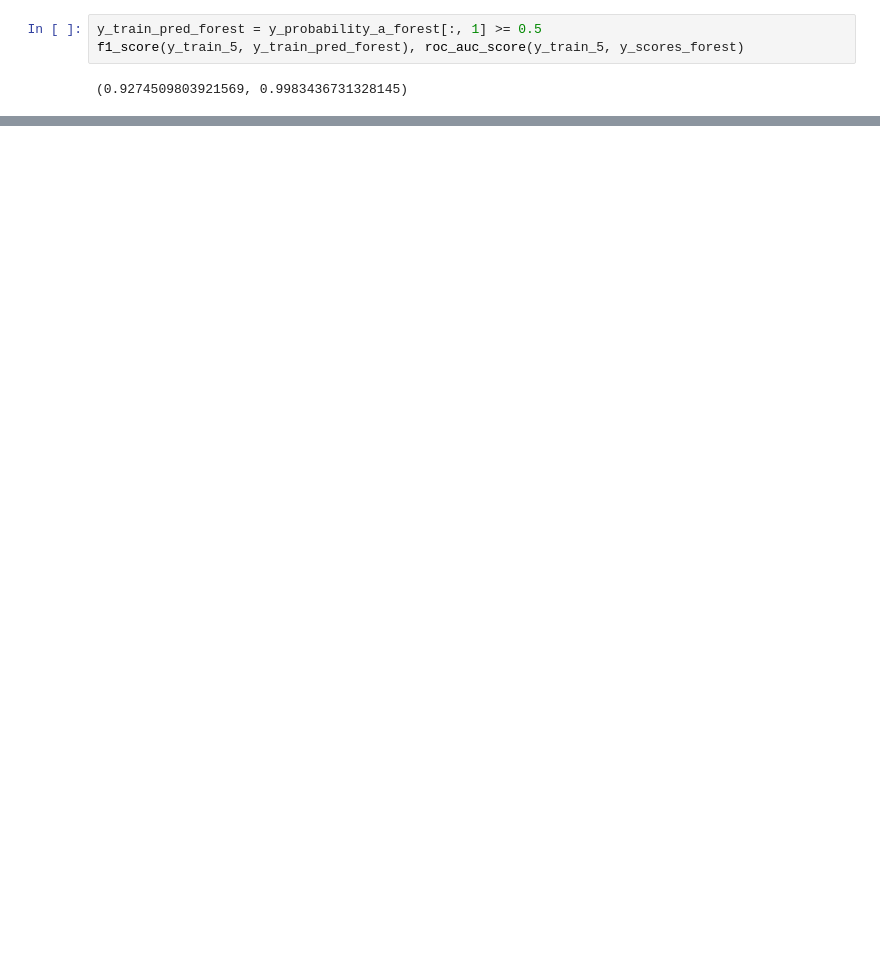
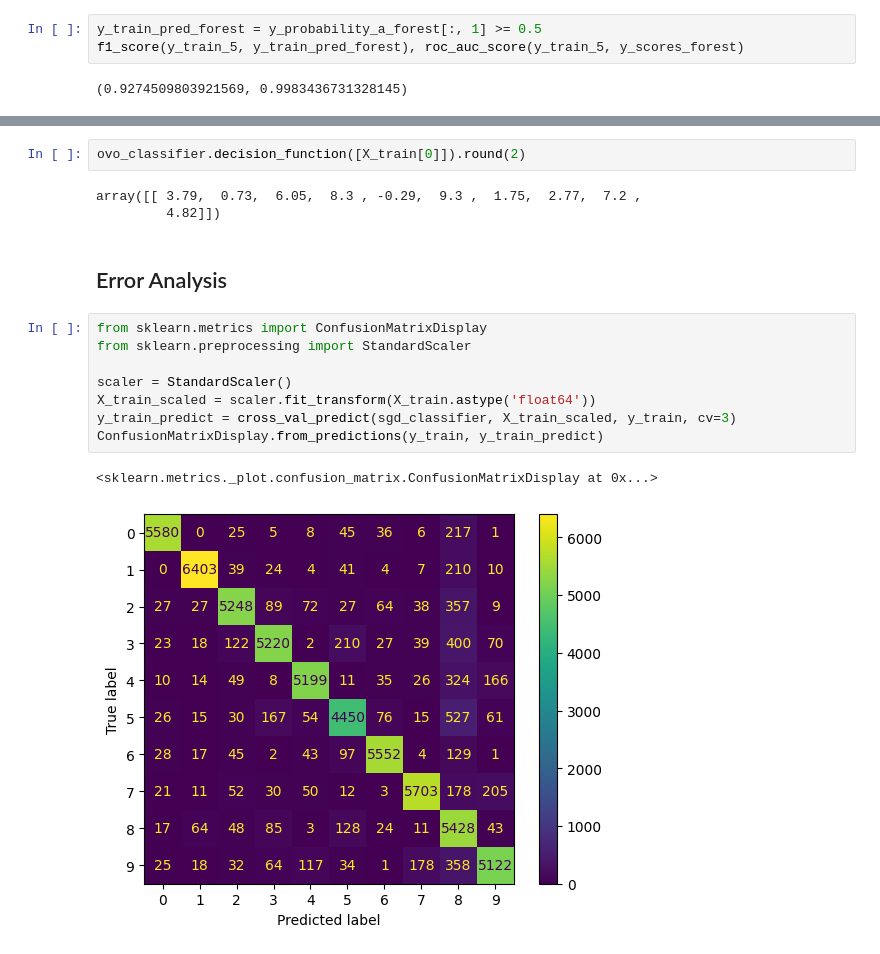
Before and after one commit to william-barros-costa/hands_on_machine_learning, a Jupyter notebook: 1_fundamentals_of_machine_learning/chapter3.ipynb, the cells around one changed output, grey strips where cells are left out. Saved outputs shown, nothing was run; the diff lists cells and outputs as text; blank space fills up the shorter version.

```diff
--- a/1_fundamentals_of_machine_learning/chapter3.ipynb
+++ b/1_fundamentals_of_machine_learning/chapter3.ipynb
@@ -215,0 +277,18 @@ f1_score(y_train_5, y_train_pred_forest), roc_auc_score(y_train_5, y_scores_fore
+# %%
+ovo_classifier.decision_function([X_train[0]]).round(2)
+# %% [output]
+array([[ 3.79,  0.73,  6.05,  8.3 , -0.29,  9.3 ,  1.75,  2.77,  7.2 ,
+         4.82]])
+# %% [markdown]
+## Error Analysis
+# %%
+from sklearn.metrics import ConfusionMatrixDisplay
+from sklearn.preprocessing import StandardScaler
+
+scaler = StandardScaler()
+X_train_scaled = scaler.fit_transform(X_train.astype('float64'))
+y_train_predict = cross_val_predict(sgd_classifier, X_train_scaled, y_train, cv=3)
+ConfusionMatrixDisplay.from_predictions(y_train, y_train_predict)
+# %% [output]
+<sklearn.metrics._plot.confusion_matrix.ConfusionMatrixDisplay at 0x...>
+[figure, added]
```
Also changed, not shown: parts of 48 cells of this notebook.
